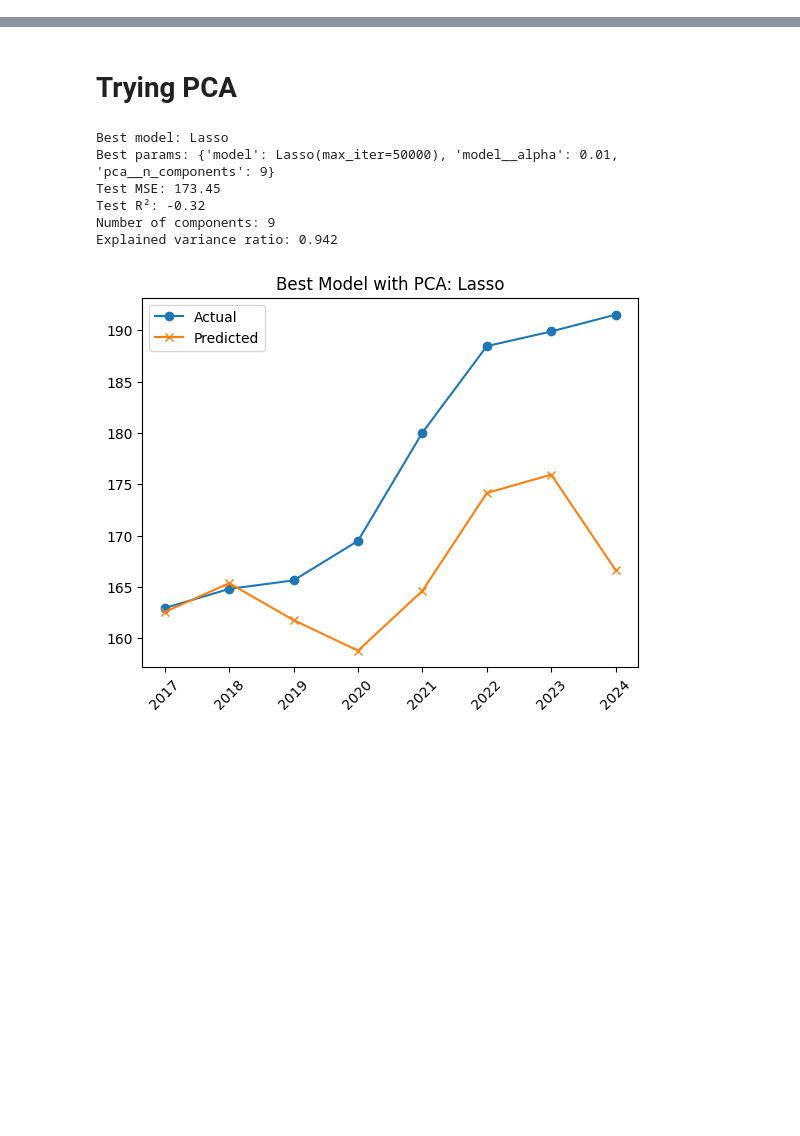
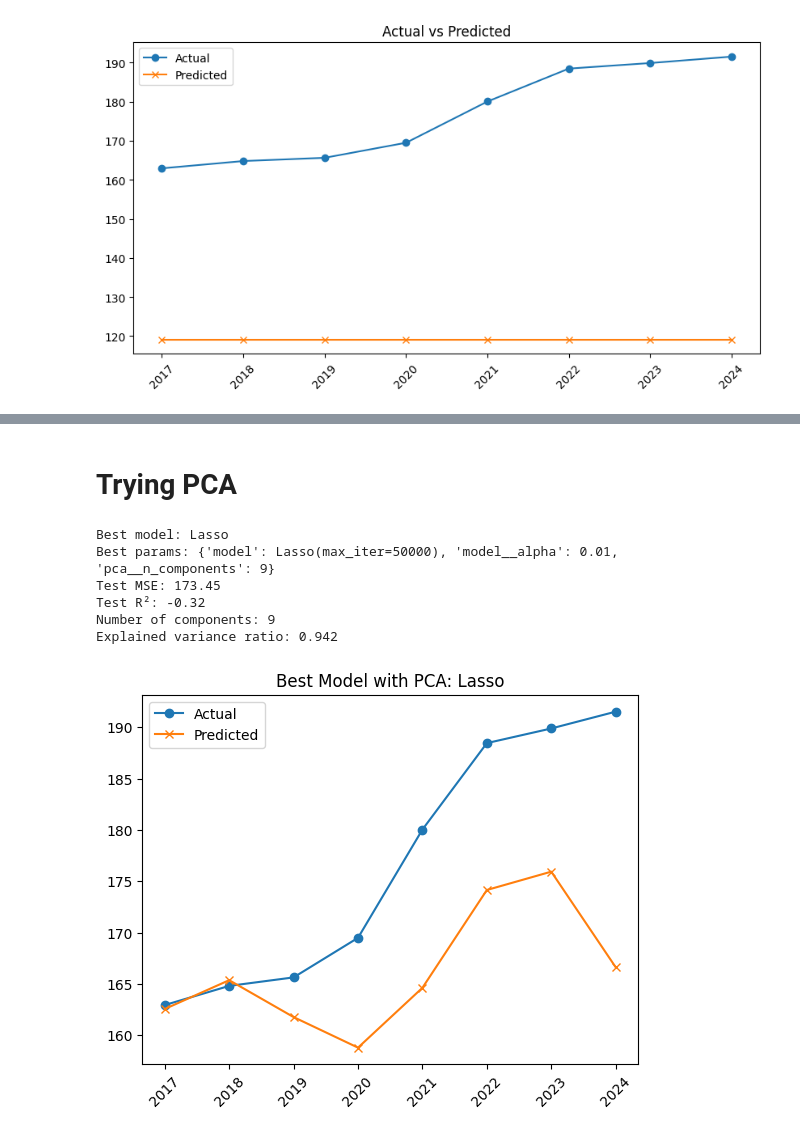
Before and after one commit to TylerKleinbauer/Personal-Projects, a Jupyter notebook: predicting_housing_market_prices/modeling_experimentation.ipynb, the cells around one changed output, grey strips where cells are left out. Cells and saved outputs as stored; diff of their text form; code cells hidden in the pictures; blank space fills up the shorter version.

```diff
--- a/predicting_housing_market_prices/modeling_experimentation.ipynb
+++ b/predicting_housing_market_prices/modeling_experimentation.ipynb
@@ -22 +173,94 @@ plot_correlation_heatmap(filtered_df, annot=False)
 <Axes: >
+# %%
+import pandas as pd
+import numpy as np  # Added for np.var
+from sklearn.pipeline import Pipeline
+from sklearn.preprocessing import StandardScaler
+from sklearn.linear_model import Lasso, Ridge, ElasticNet
+from sklearn.model_selection import GridSearchCV, TimeSeriesSplit
+from sklearn.metrics import mean_squared_error, r2_score
+import matplotlib.pyplot as plt
+
+# Data
+print("Loading data...")
+X = model_df.drop(columns=['date', 'houses_asking_price'])
+y = model_df['houses_asking_price']
+train_size = int(0.8 * len(model_df))
+X_train, X_test = X.iloc[:train_size], X.iloc[train_size:]
+y_train, y_test = y.iloc[:train_size], y.iloc[train_size:]
+print(f"Train size: {len(X_train)}, Test size: {len(X_test)}")
+
+# Pipeline
+pipeline = Pipeline([
+    ('scaler', StandardScaler()),
+    ('lasso', Lasso(max_iter=10000))
+])
+
+# Grid search with time series CV
+alpha_list = [0.01, 0.1, 1.0, 10.0, 100.0]
+param_grid = {'lasso__alpha': alpha_list}
+tscv = TimeSeriesSplit(n_splits=3)
+grid_search = GridSearchCV(pipeline, param_grid, cv=tscv, scoring='neg_mean_squared_error')
+
+print("Fitting GridSearchCV...")
+grid_search.fit(X_train, y_train)
+
+# Cross validation MSE and R²
+print('\n--- Cross Validation MSE and R² ---')
+cv_results = grid_search.cv_results_
+mean_cv_mse = -cv_results['mean_test_score'][grid_search.best_index_]
+sst = np.var(y_train) * (len(y_train) - 1)  # Total variance
+n_splits = tscv.n_splits
+test_size_per_fold = len(y_train) // (n_splits + 1)  # Approx test size per fold
+sse = mean_cv_mse * test_size_per_fold
+cv_r2 = 1 - (sse / sst)
+print(f"Average CV MSE: {mean_cv_mse:.2f}")
+print(f"Average CV R²: {cv_r2:.2f}")
+
+# Results
+print('\n--- Model Results on Test Set ---')
+print(f"Best alpha: {grid_search.best_params_['lasso__alpha']}")
+y_pred = grid_search.predict(X_test)
+print(f"Test MSE: {mean_squared_error(y_test, y_pred):.2f}")
+print(f"Test R²: {r2_score(y_test, y_pred):.2f}")
+
+# Baseline mean predictor
+print('\n--- Baseline Mean Predictor ---')
+baseline_pred = [y_train.mean()] * len(y_test)
+print(f"Baseline MSE: {mean_squared_error(y_test, baseline_pred):.2f}")
+print(f"Baseline R²: {r2_score(y_test, baseline_pred):.2f}")
+
+best_model = grid_search.best_estimator_['lasso']  # Access 'lasso' directly from pipeline
+if isinstance(best_model, (Lasso, Ridge, ElasticNet)):
+    coefs = best_model.coef_
+    coef_df = pd.DataFrame({
+        'Feature': X.columns,
+        'Coefficient': coefs.round(4),
+        'Selected': coefs != 0
+    })
+    if isinstance(best_model, (Lasso, ElasticNet)):
+        coef_df = coef_df[coef_df['Selected']].drop(columns='Selected')
+    else:
+        coef_df = coef_df[['Feature', 'Coefficient', 'Selected']]
+    coef_df = coef_df.sort_values(by='Coefficient', key=abs, ascending=False)
+    print("\nRegression Coefficients:")
+    print(coef_df.to_string(index=False))
+
+# Plotting results
+plt.figure(figsize=(10, 5))
+plt.plot(model_df['date'].iloc[train_size:], y_test, label='Actual', marker='o')
+plt.plot(model_df['date'].iloc[train_size:], y_pred, label='Predicted', marker='x')
+plt.legend()
+plt.title('Actual vs Predicted')
+plt.xticks(rotation=45)
+plt.show()
+
+# Plotting residuals
+plt.figure(figsize=(10, 5))
+residuals = y_test - y_pred
+plt.scatter(model_df['date'].iloc[train_size:], residuals, marker='o')
+plt.axhline(0, color='r', linestyle='--')
+plt.title('Residuals Over Time')
+plt.xticks(rotation=45)
+plt.show()
+# %% [output]
@@ -22,0 +284 @@ plot_correlation_heatmap(filtered_df, annot=False)
+[figure, added]
```
Also changed, not shown: parts of 13 cells of this notebook, 20 other files.
